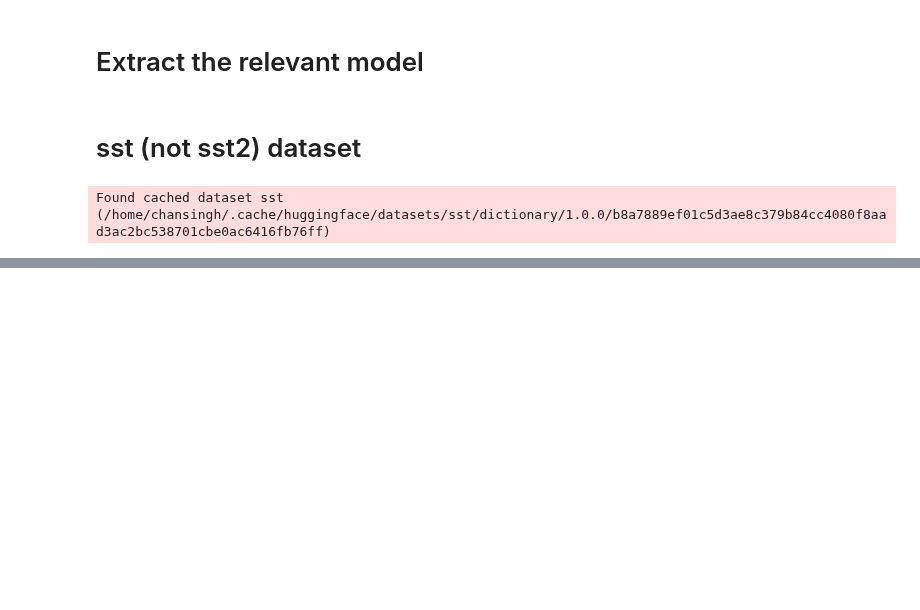
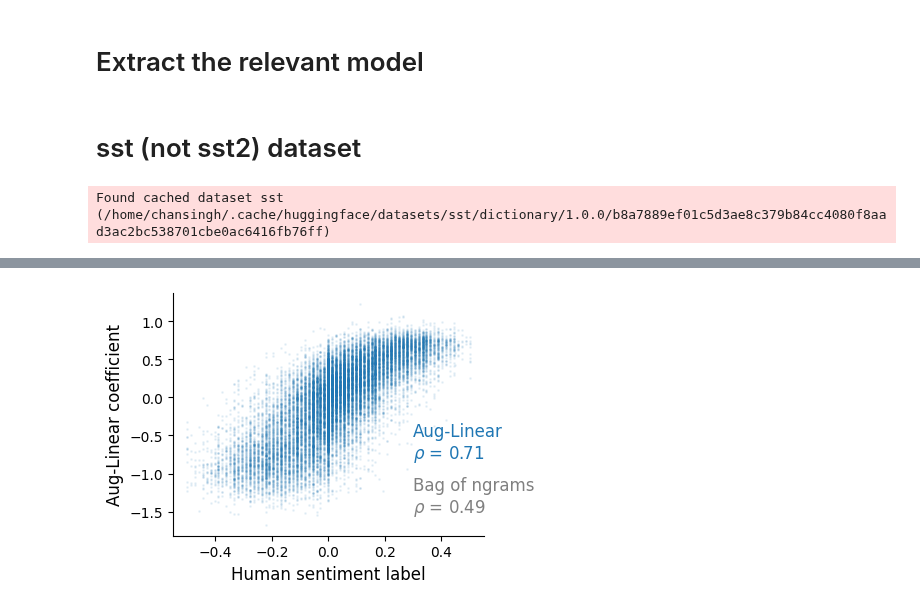
Before and after one commit to microsoft/augmented-interpretable-models, a Jupyter notebook: auggam/notebooks/06_sst_imps.ipynb, the cells around one changed output, grey strips where cells are left out. Drawn from its saved outputs; the diff is of its cells as text; code cells hidden in the pictures; blank space fills up the shorter version.

```diff
--- a/auggam/notebooks/06_sst_imps.ipynb
+++ b/auggam/notebooks/06_sst_imps.ipynb
@@ -156,0 +166,17 @@ plt.savefig('sst_auggam_tri.png', dpi=300, bbox_inches='tight')
+# %%
+# trigrams
+l = label_tri
+s = scores_tri
+
+plt.figure(figsize=(4.5, 3.2))
+plt.plot(l - 0.5, s, '.', alpha=0.08, ms=2, color='C0')
+plt.ylabel('Aug-Linear coefficient', fontsize='large') #, fontsize='large')
+plt.xlabel('Human sentiment label', fontsize='large') #, fontsize='large')
+
+plt.text(0.3, -0.8, 'Aug-Linear\n$\\rho$ = 0.71', color='C0', fontsize='large')
+plt.text(0.3, -1.5, 'Bag of ngrams\n$\\rho$ = 0.49', color='gray', fontsize='large')
+
+plt.tight_layout()
+plt.savefig('sst_auggam_tri.png', dpi=300, bbox_inches='tight')
+# %% [output]
+[figure, added]
```
Also changed, not shown: parts of 4 cells of this notebook, 8 other files.
